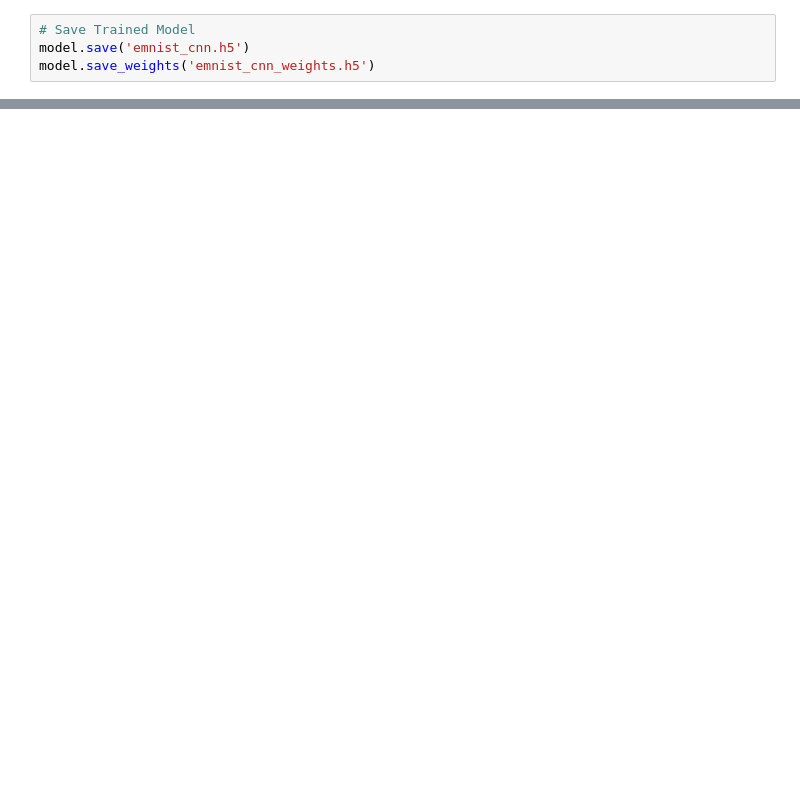
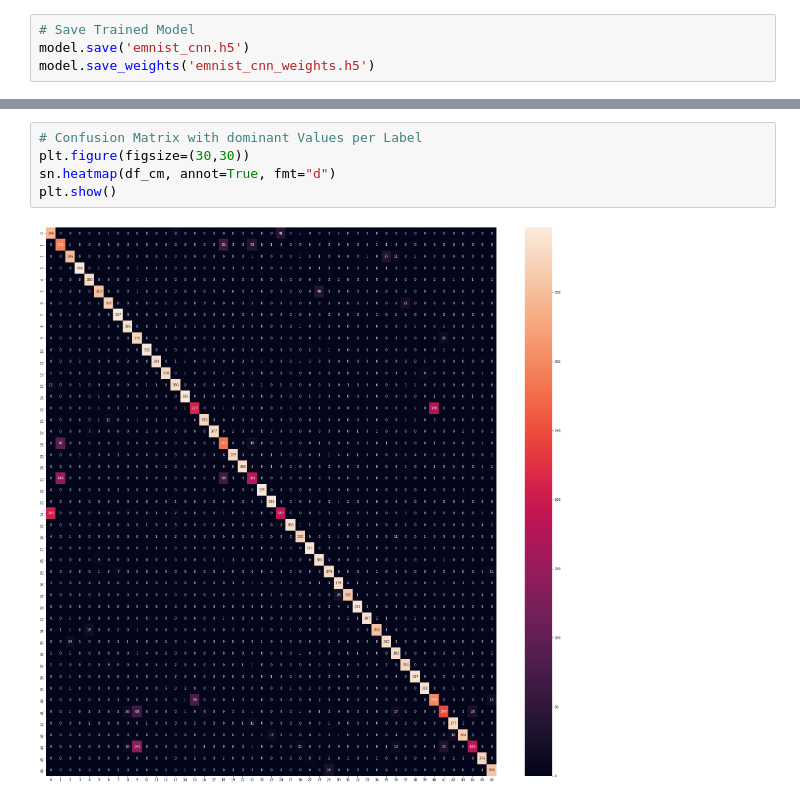
Before and after one commit to anujdutt9/Deep-Learning-TF-2.0, a Jupyter notebook: TF_2_CNN_EMNIST_Classification.ipynb, the cells around one changed output, grey strips where cells are left out. Drawn from its saved outputs; the diff is of its cells as text; blank space fills up the shorter version.

```diff
--- a/TF_2_CNN_EMNIST_Classification.ipynb
+++ b/TF_2_CNN_EMNIST_Classification.ipynb
@@ -277,0 +330,7 @@ model.save_weights('emnist_cnn_weights.h5')
+# %%
+# Confusion Matrix with dominant Values per Label
+plt.figure(figsize=(30,30))
+sn.heatmap(df_cm, annot=True, fmt="d")
+plt.show()
+# %% [output]
+[figure, added]
```
Also changed, not shown: parts of 18 cells of this notebook.
